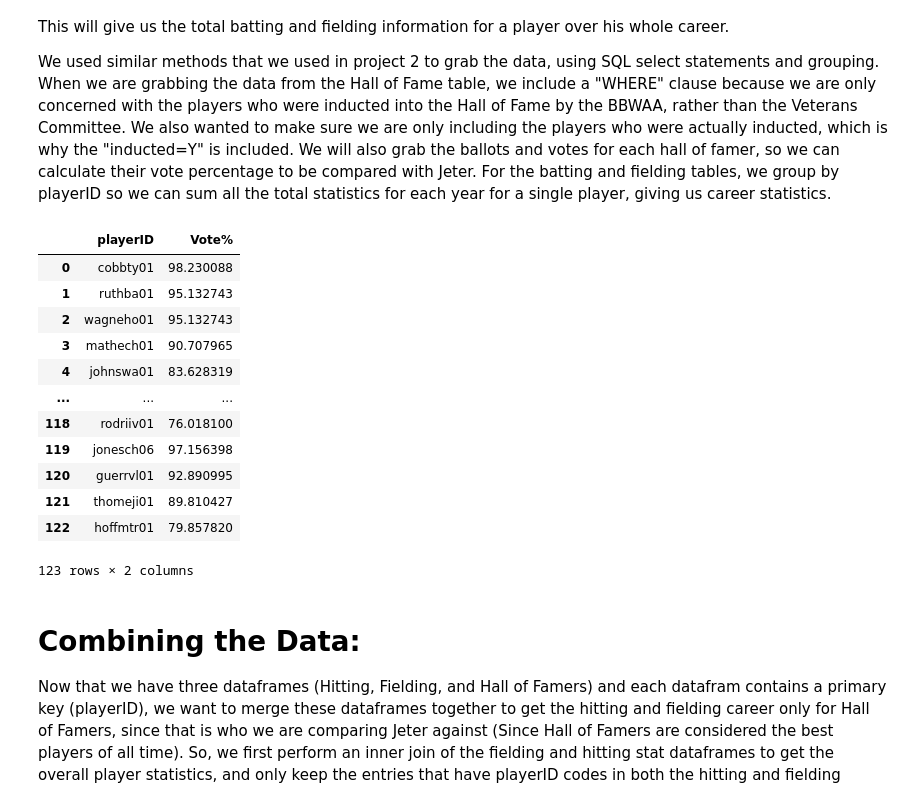
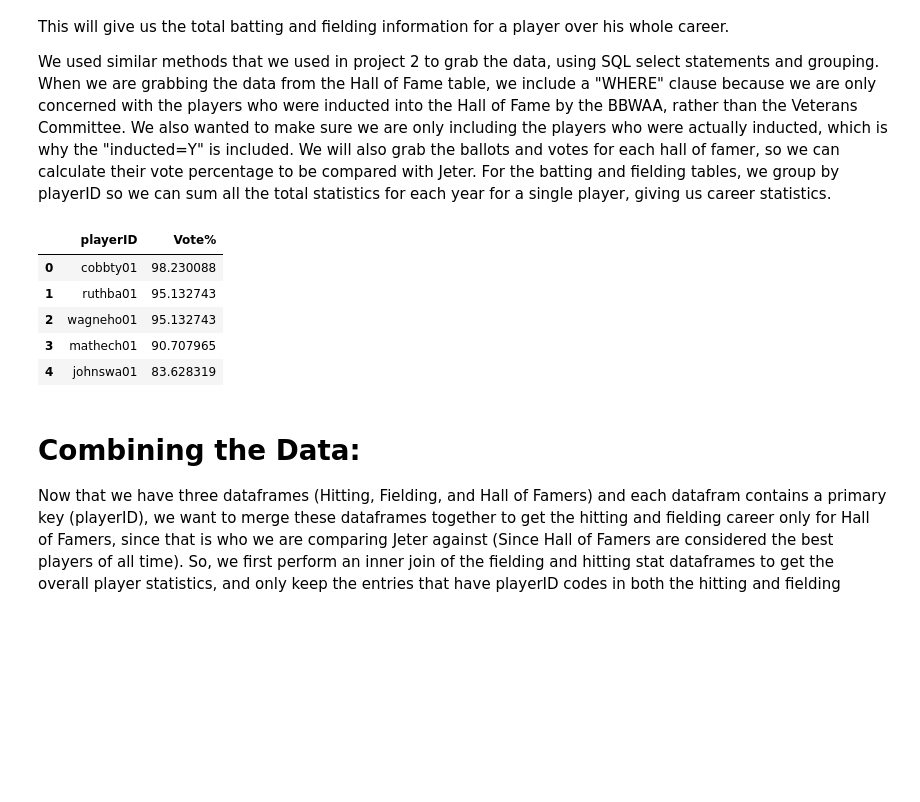
Before and after one commit to drob18/320FinalProject, a Jupyter notebook: Final.ipynb, the cells around one changed output. Saved outputs shown, nothing was run; the diff lists cells and outputs as text; code cells hidden in the pictures; blank space fills up the shorter version.

```diff
--- a/Final.ipynb
+++ b/Final.ipynb
@@ -66,26 +67,19 @@ hallOfFame = pd.read_sql(HOF_query,conn)
 # %%
 # Creating a new column in the Hall Of Fame dataframe called vointg percentage, so we can see the percentages other great players recieved by the BBWAA in their election process.
 
 hallOfFame['Vote%'] = hallOfFame['votes']/hallOfFame['ballots'] * 100
 # # Grab the voting percentage of each hall of famer by taking the number of votes,
 # # Dividing it by number of ballets, and multiplying by 100.
 hallOfFame.drop(['votes','ballots'],axis=1,inplace=True)
 # # No longer need the votes or ballots columns, can drop those
-hallOfFame
+hallOfFame.head()
 # %% [output]
 |  | playerID | Vote% |
 | 0 | cobbty01 | 98.230088 |
 | 1 | ruthba01 | 95.132743 |
 | 2 | wagneho01 | 95.132743 |
 | 3 | mathech01 | 90.707965 |
 | 4 | johnswa01 | 83.628319 |
-| ... | ... | ... |
-| 118 | rodriiv01 | 76.018100 |
-| 119 | jonesch06 | 97.156398 |
-| 120 | guerrvl01 | 92.890995 |
-| 121 | thomeji01 | 89.810427 |
-| 122 | hoffmtr01 | 79.857820 |
-123 rows × 2 columns
 # %% [markdown]
 # Combining the Data:
 
```
Also changed, not shown: parts of 4 cells of this notebook.
